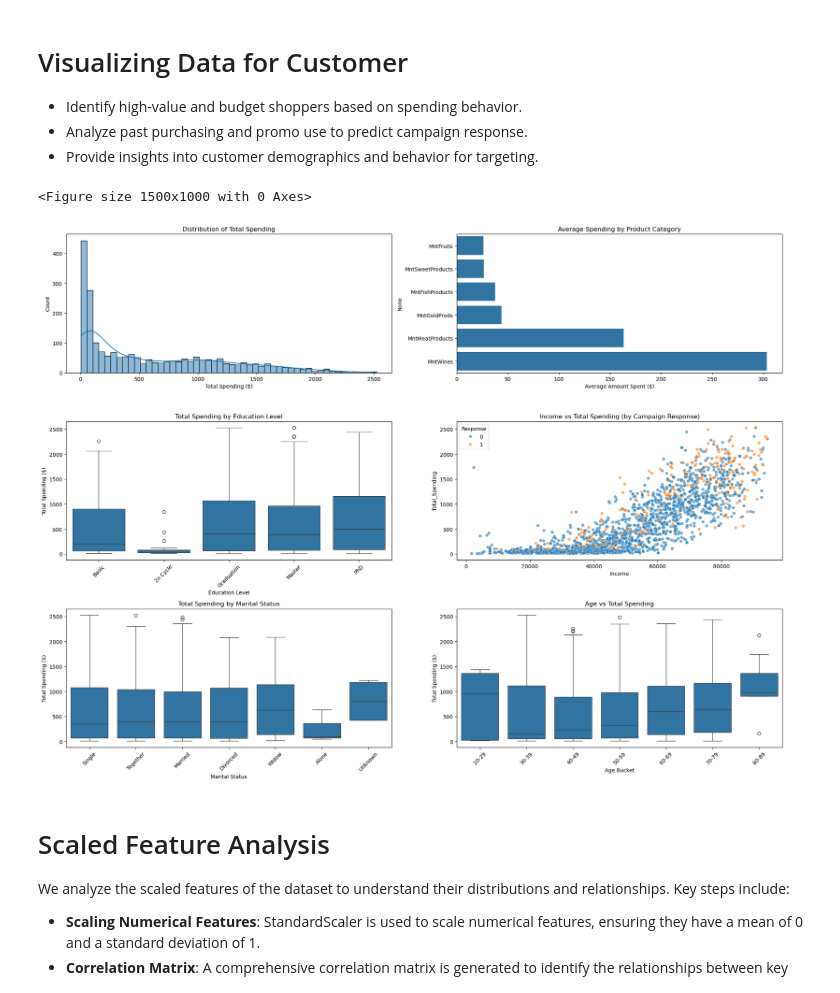
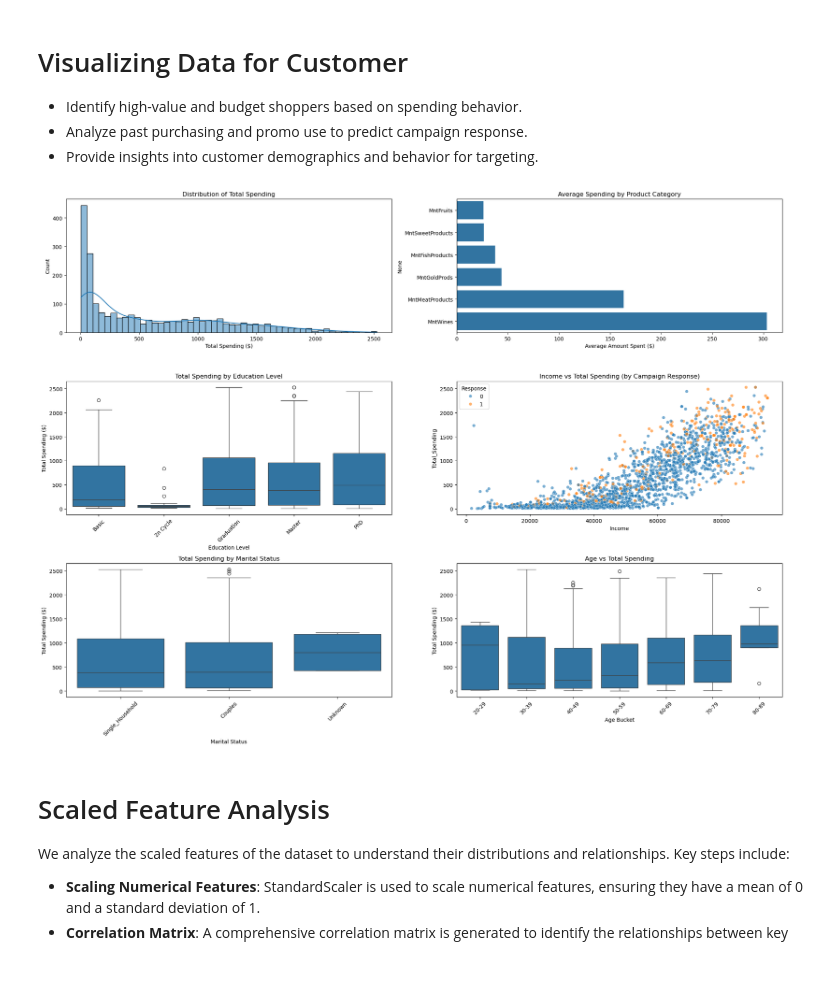
Before and after one commit to shyeolekar5/DeepCollab, a Jupyter notebook: src/data/data-analysis.ipynb, the cells around one changed output. Drawn from its saved outputs; the diff is of its cells as text; code cells hidden in the pictures.

Commit message:
Refined data analysis notebook and updated scaled and transformed marketing campaign datasets.

```diff
--- a/src/data/data-analysis.ipynb
+++ b/src/data/data-analysis.ipynb
@@ -104,6 +104,7 @@ outliers = df_transformed[df_transformed['Income'] > income_threshold]
 print("Outliers removed:", outliers)
 df_transformed = df_transformed[df_transformed['Income'] <= income_threshold]
 
+# fill empty income rows with the median value
 median_income = df_transformed['Income'].median()
 df_transformed['Income'].fillna(median_income, inplace=True)
 
@@ -118,7 +119,7 @@ df_transformed['Education'] = le_education.fit_transform(df_transformed['Educati
 education_mapping = dict(zip(le_education.classes_, le_education.transform(le_education.classes_)))
 
 # based on observation transform the matrial status
-df_transformed['Marital_Status'].replace(['Absurd', 'YOLO'], 'Unknown', inplace=True)
+# df_transformed['Marital_Status'].replace(['Absurd', 'YOLO'], 'Unknown', inplace=True)
 
 # Create mapping for marital status grouping
 marital_mapping = {
@@ -140,11 +141,14 @@ marital_dummies = pd.get_dummies(df_transformed['Marital_Status_Grouped'], prefi
 df_transformed = pd.concat([df_transformed, marital_dummies], axis=1)
 
 # Create one-hot encoding for the marital status  categories
-marital_dummies = pd.get_dummies(df_transformed['Marital_Status'], prefix='Marital').astype(int)
-df_transformed = pd.concat([df_transformed, marital_dummies], axis=1)
+# marital_dummies = pd.get_dummies(df_transformed['Marital_Status'], prefix='Marital').astype(int)
+# df_transformed = pd.concat([df_transformed, marital_dummies], axis=1)
 
+# Age calculation
 df_transformed['Age'] = 2024 - df_transformed['Year_Birth']
-df_transformed['Total_Children'] = df['Kidhome'] + df['Teenhome']
+
+# Total children calculation
+df_transformed['Total_Children'] = df_transformed['Kidhome'] + df_transformed['Teenhome']
 
 display(df_transformed)
 print("Shape of the dataset:", df_transformed.shape)
@@ -206,20 +204,20 @@ df_transformed['Total_Spending'] = df_transformed[['MntWines', 'MntFruits', 'Mnt
                                                  'MntFishProducts', 'MntSweetProducts', 'MntGoldProds']].sum(axis=1)
 df_transformed['Loyalty_Months'] = ((pd.to_datetime('today') - df_transformed['Dt_Customer']).dt.days // 30)
 
-df_transformed['Total_Spend'] = df[['MntWines', 'MntFruits', 'MntMeatProducts', 'MntFishProducts', 'MntSweetProducts', 'MntGoldProds']].sum(axis=1)
+#df_transformed['Total_Spend'] = df_transformed[['MntWines', 'MntFruits', 'MntMeatProducts', 'MntFishProducts', 'MntSweetProducts', 'MntGoldProds']].sum(axis=1)
 
-df_transformed['Campaign_Response_Rate'] = df[['AcceptedCmp1', 'AcceptedCmp2', 'AcceptedCmp3', 'AcceptedCmp4', 'AcceptedCmp5']].sum(axis=1) / 5
+df_transformed['Campaign_Response_Rate'] = df_transformed[['AcceptedCmp1', 'AcceptedCmp2', 'AcceptedCmp3', 'AcceptedCmp4', 'AcceptedCmp5']].sum(axis=1) / 5
 
-df_transformed['Shopping_Frequency'] = df[['NumDealsPurchases', 'NumWebPurchases', 'NumCatalogPurchases', 'NumStorePurchases']].sum(axis=1)
+df_transformed['Shopping_Frequency'] = df_transformed[['NumDealsPurchases', 'NumWebPurchases', 'NumCatalogPurchases', 'NumStorePurchases']].sum(axis=1)
 
 # Drop original categorical columns if no longer needed
-columns_to_drop = ['ID', 'Year_Birth', 'Kidhome', 'Teenhome', 'Dt_Customer']
+columns_to_drop = ['ID', 'Year_Birth', 'Kidhome', 'Teenhome', 'Dt_Customer', 'Marital_Status']
 df_transformed = df_transformed.drop(columns=columns_to_drop)
 
 
 # save the transformed data to csv
 df_transformed.to_csv('./marketing_campaign_transformed.csv', index=False)
 
-print("Totoal # of features after transformation:", df_transformed.shape[1])
+print("Total # of features after transformation:", df_transformed.shape[1])
 print("Features after transformation:\n", df_transformed.dtypes)
 # %% [output]
@@ -247,10 +245,15 @@ dtype: object
 - Analyze past purchasing and promo use to predict campaign response.
 - Provide insights into customer demographics and behavior for targeting.
 # %%
-plt.figure(figsize=(15, 10))
+import matplotlib.pyplot as plt
+import seaborn as sns
+
+#plt.figure(figsize=(15, 10))
 
 # Create subplot grid
-fig, ((ax1, ax2), (ax3, ax4), (ax5, ax6)) = plt.subplots(3, 2, figsize=(20, 15))
+fig, axes = plt.subplots(3, 2, figsize=(20, 15))
+
+ax1, ax2, ax3, ax4, ax5, ax6 = axes.flatten()
 
 # 1. Histogram of Total Spending
 sns.histplot(data=df_transformed,
@@ -304,36 +307,35 @@ sns.scatterplot(data=df_transformed,
         alpha=0.6,
         ax=ax4)
 ax4.set_title('Income vs Total Spending (by Campaign Response)')
 
 # 5. Different Marital Status vs Total Spending
 sns.boxplot(data=df_transformed,
-      x='Marital_Status',
+      x='Marital_Status_Grouped',
       y='Total_Spending',
       ax=ax5)
 ax5.set_title('Total Spending by Marital Status')
 ax5.tick_params(axis='x', rotation=45)
 ax5.set_xlabel('Marital Status')
 ax5.set_ylabel('Total Spending ($)')
 
 # 6. Age vs Total Spending (Bucketed Age)
 age_bins = [20, 30, 40, 50, 60, 70, 80, 90]
 age_labels = ['20-29', '30-39', '40-49', '50-59', '60-69', '70-79', '80-89']
 df_transformed['Age_Bucket'] = pd.cut(df_transformed['Age'], bins=age_bins, labels=age_labels)
 
 sns.boxplot(data=df_transformed,
         x='Age_Bucket',
         y='Total_Spending',
         ax=ax6)
 ax6.set_title('Age vs Total Spending')
 ax6.tick_params(axis='x', rotation=45)
 ax6.set_xlabel('Age Bucket')
 ax6.set_ylabel('Total Spending ($)')
 
 plt.tight_layout()
 plt.show()
 # %% [output]
-<Figure size 1500x1000 with 0 Axes>
-[figure, old version]
+[figure, new version]
 # %% [markdown]
 # Scaled Feature Analysis
 
```
Also changed, not shown: parts of 3 cells of this notebook, 2 other files.
